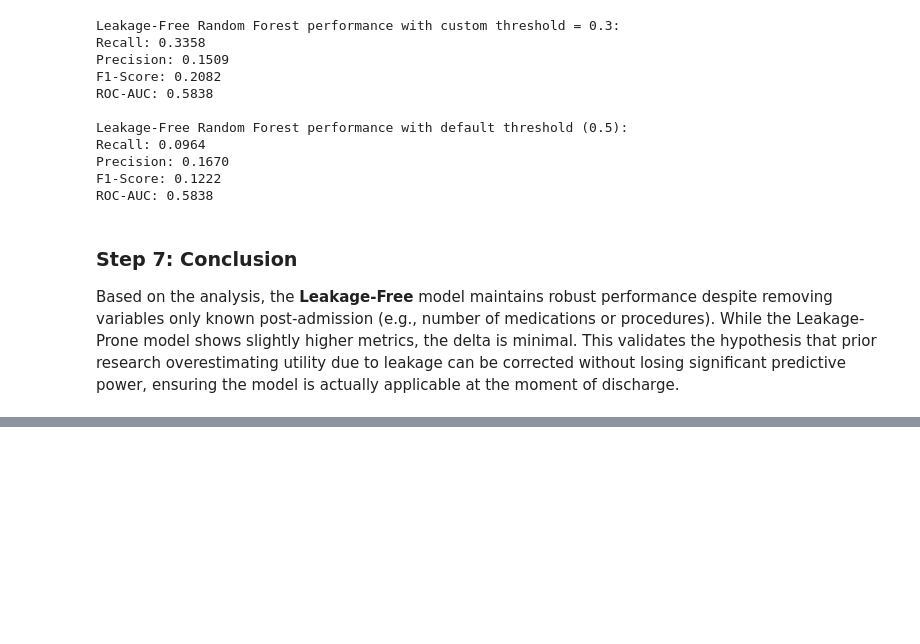
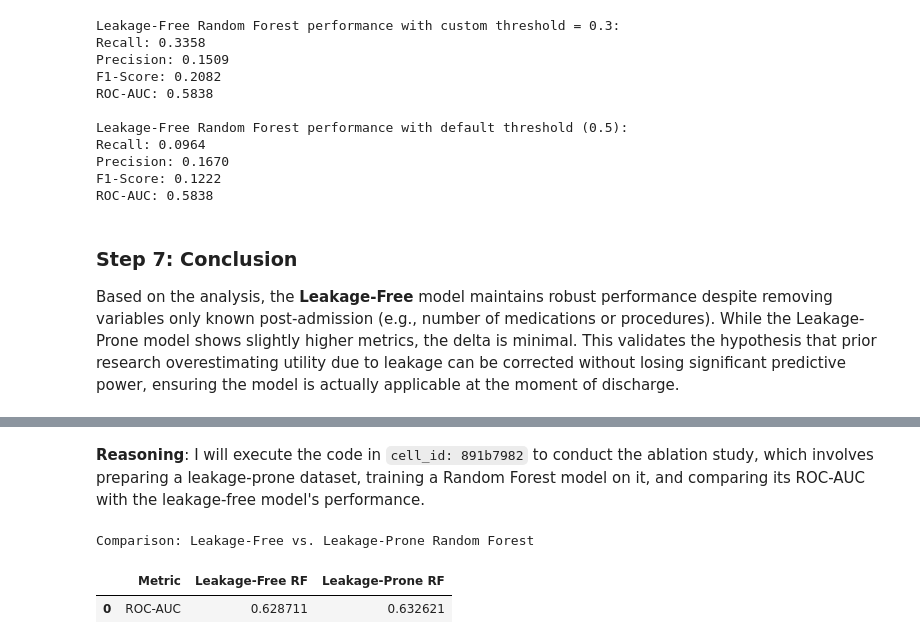
Before and after one commit to wasihun-code/BLOG_Flask, a Jupyter notebook: IPR_Research_Paper.ipynb, the cells around one changed output, grey strips where cells are left out. Cells and saved outputs as stored; diff of their text form; code cells hidden in the pictures; blank space fills up the shorter version.

```diff
--- a/IPR_Research_Paper.ipynb
+++ b/IPR_Research_Paper.ipynb
@@ -243,0 +933,34 @@ Based on the analysis, the **Leakage-Free** model maintains robust performance d
+# %% [markdown]
+**Reasoning**:
+I will execute the code in `cell_id: 891b7982` to conduct the ablation study, which involves preparing a leakage-prone dataset, training a Random Forest model on it, and comparing its ROC-AUC with the leakage-free model's performance.
+# %%
+# Step 5: Ablation Study (Leakage-Prone Comparison - REVISED v2)
+# Prepare leakage-prone dataset including the post-admission features
+df_prone = df.drop(columns=['encounter_id', 'patient_nbr', 'weight', 'payer_code', 'medical_specialty', 'max_glu_serum', 'A1Cresult'])
+df_prone = df_prone.replace('?', np.nan).dropna()
+df_prone['target'] = (df_prone['readmitted'] == '<30').astype(int)
+df_prone = df_prone.drop(columns=['readmitted'])
+
+for col in df_prone.select_dtypes(include=['object']).columns:
+    df_prone[col] = LabelEncoder().fit_transform(df_prone[col])
+
+X_p = df_prone.drop('target', axis=1)
+y_p = df_prone['target']
+X_train_p, X_test_p, y_train_p, y_test_p = train_test_split(X_p, y_p, test_size=0.3, stratify=y_p, random_state=42)
+
+# Train RF on Leakage-Prone
+rf_prone = RandomForestClassifier(class_weight='balanced', n_estimators=100, random_state=42)
+rf_prone.fit(X_train_p, y_train_p)
+y_prob_p = rf_prone.predict_proba(X_test_p)[:, 1]
+
+print("Comparison: Leakage-Free vs. Leakage-Prone Random Forest")
+comparison = pd.DataFrame({
+    'Metric': ['ROC-AUC'],
+    'Leakage-Free RF': [df_results.loc[df_results['Model']=='Random Forest', 'ROC-AUC'].values[0]],
+    'Leakage-Prone RF': [roc_auc_score(y_test_p, y_prob_p)]
+})
+display(comparison)
+# %% [output]
+Comparison: Leakage-Free vs. Leakage-Prone Random Forest
+|  | Metric | Leakage-Free RF | Leakage-Prone RF |
+| 0 | ROC-AUC | 0.628711 | 0.632621 |
```
Also changed, not shown: parts of 34 cells of this notebook.
